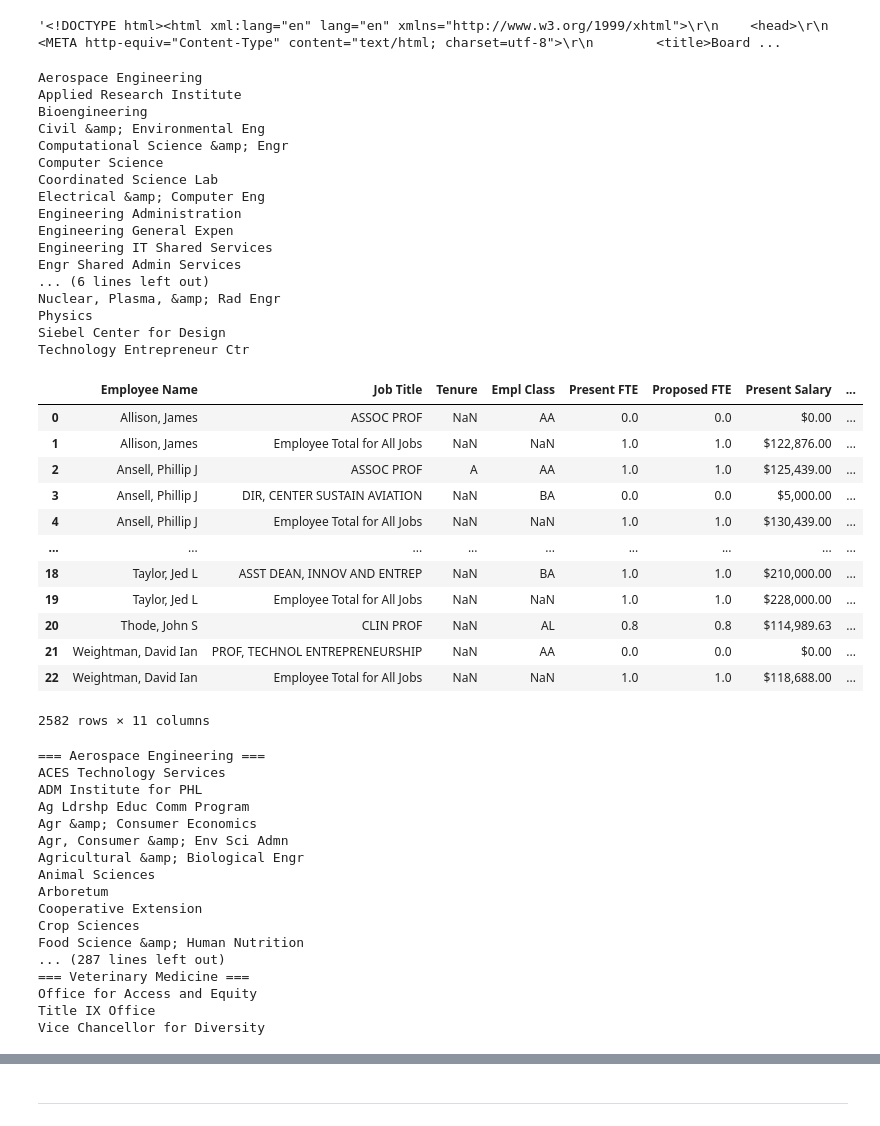
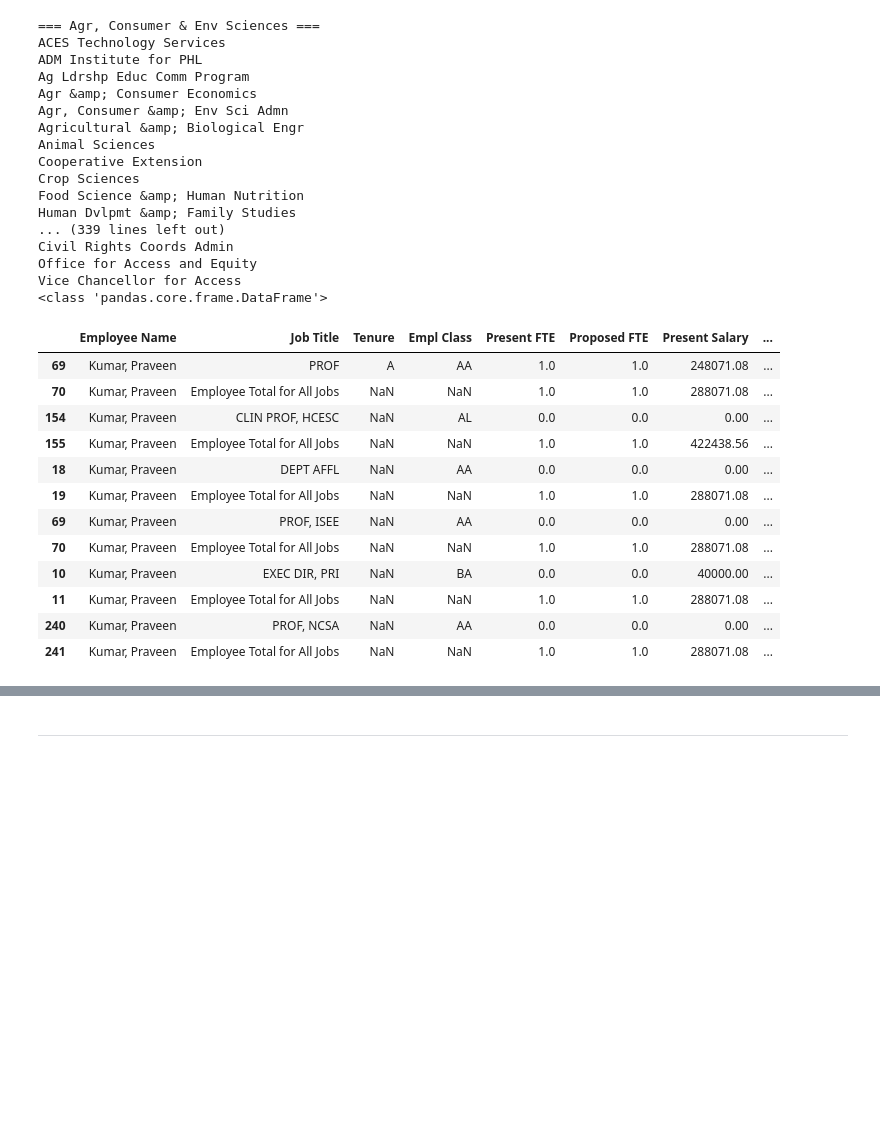
Before and after one commit to wadefagen/datasets, a Jupyter notebook: graybook/src/scrapeActive.ipynb, the cells around one changed output, grey strips where cells are left out. Saved outputs shown, nothing was run; the diff lists cells and outputs as text; code cells hidden in the pictures; blank space fills up the shorter version.

Commit message:
graybook update

```diff
--- a/graybook/src/scrapeActive.ipynb
+++ b/graybook/src/scrapeActive.ipynb
@@ -57,57 +121,21 @@ def processPage(rawHTML, collegeCode, collegeName):
-# %%
-  rawHTML = requests.get(f"https://www.trustees.uillinois.edu/trustees/resources/23-24-Graybook/KP.html").text
-  rawHTML
-# %% [output]
-'<!DOCTYPE html><html xml:lang="en" lang="en" xmlns="http://www.w3.org/1999/xhtml">\r\n    <head>\r\n        <META http-equiv="Content-Type" content="text/html; charset=utf-8">\r\n        <title>Board ...
-# %%
-processPage(rawHTML, "KP", "Grainger")
-# %% [output]
-Aerospace Engineering
-Applied Research Institute
-Bioengineering
-Civil &amp; Environmental Eng
-Computational Science &amp; Engr
-Computer Science
-Coordinated Science Lab
-Electrical &amp; Computer Eng
-Engineering Administration
-Engineering General Expen
-Engineering IT Shared Services
-Engr Shared Admin Services
-... (6 lines left out)
-Nuclear, Plasma, &amp; Rad Engr
-Physics
-Siebel Center for Design
-Technology Entrepreneur Ctr
-|  | Employee Name | Job Title | Tenure | Empl Class | Present FTE | Proposed FTE | Present Salary | ... |
-| 0 | Allison, James | ASSOC PROF | NaN | AA | 0.0 | 0.0 | $0.00 | ... |
-| 1 | Allison, James | Employee Total for All Jobs | NaN | NaN | 1.0 | 1.0 | $122,876.00 | ... |
-| 2 | Ansell, Phillip J | ASSOC PROF | A | AA | 1.0 | 1.0 | $125,439.00 | ... |
-| 3 | Ansell, Phillip J | DIR, CENTER SUSTAIN AVIATION | NaN | BA | 0.0 | 0.0 | $5,000.00 | ... |
-| 4 | Ansell, Phillip J | Employee Total for All Jobs | NaN | NaN | 1.0 | 1.0 | $130,439.00 | ... |
-| ... | ... | ... | ... | ... | ... | ... | ... | ... |
-| 18 | Taylor, Jed L | ASST DEAN, INNOV AND ENTREP | NaN | BA | 1.0 | 1.0 | $210,000.00 | ... |
-| 19 | Taylor, Jed L | Employee Total for All Jobs | NaN | NaN | 1.0 | 1.0 | $228,000.00 | ... |
-| 20 | Thode, John S | CLIN PROF | NaN | AL | 0.8 | 0.8 | $114,989.63 | ... |
-| 21 | Weightman, David Ian | PROF, TECHNOL ENTREPRENEURSHIP | NaN | AA | 0.0 | 0.0 | $0.00 | ... |
-| 22 | Weightman, David Ian | Employee Total for All Jobs | NaN | NaN | 1.0 | 1.0 | $118,688.00 | ... |
-2582 rows × 11 columns
 # %%
 from time import sleep
 
 dfs = []
 for i in range(len(collegeCodes)):
-  print(f"=== {collegeName} ===")
   collegeCode = collegeCodes[i]
   collegeName = collegeNames[i]
-  rawHTML = requests.get(f"https://www.trustees.uillinois.edu/trustees/resources/23-24-Graybook/{collegeCode}.html").text
+  print(f"=== {collegeName} ===")
+  rawHTML = requests.get(f"https://www.trustees.uillinois.edu/trustees/resources/26-27-Graybook/{collegeCode}.html").text
 
-  dfs.append( processPage(rawHTML, collegeCode, collegeName) )
+  result = processPage(rawHTML, collegeCode, collegeName)
+  if type(result) is not None:
+    dfs.append(result)
   sleep(5)
 
 df = pd.concat(dfs)
 # %% [output]
-=== Aerospace Engineering ===
+=== Agr, Consumer & Env Sciences ===
 ACES Technology Services
 ADM Institute for PHL
 Ag Ldrshp Educ Comm Program
@@ -115,15 +143,15 @@ Agr &amp; Consumer Economics
 Agr, Consumer &amp; Env Sci Admn
 Agricultural &amp; Biological Engr
 Animal Sciences
-Arboretum
 Cooperative Extension
 Crop Sciences
 Food Science &amp; Human Nutrition
-... (287 lines left out)
-=== Veterinary Medicine ===
+Human Dvlpmt &amp; Family Studies
+... (339 lines left out)
+Civil Rights Coords Admin
 Office for Access and Equity
-Title IX Office
-Vice Chancellor for Diversity
+Vice Chancellor for Access
+<class 'pandas.core.frame.DataFrame'>
 # %%
 df["Proposed Salary"] = df["Proposed Salary"].replace('[\$,]', '', regex=True).astype(float)
 # %%
@@ -132,6 +160,22 @@ df["Present Salary"] = df["Present Salary"].replace('[\$,]', '', regex=True).ast
 df["Department Name"] = df["Department Name"].str.replace('&amp;', '&')
 # %%
 df["College Name"] = df["College Name"].replace('&amp;', '&')
+# %%
+df[ df["Employee Name"] == "Kumar, Praveen" ]
+# %% [output]
+|  | Employee Name | Job Title | Tenure | Empl Class | Present FTE | Proposed FTE | Present Salary | ... |
+| 69 | Kumar, Praveen | PROF | A | AA | 1.0 | 1.0 | 248071.08 | ... |
+| 70 | Kumar, Praveen | Employee Total for All Jobs | NaN | NaN | 1.0 | 1.0 | 288071.08 | ... |
+| 154 | Kumar, Praveen | CLIN PROF, HCESC | NaN | AL | 0.0 | 0.0 | 0.00 | ... |
+| 155 | Kumar, Praveen | Employee Total for All Jobs | NaN | NaN | 1.0 | 1.0 | 422438.56 | ... |
+| 18 | Kumar, Praveen | DEPT AFFL | NaN | AA | 0.0 | 0.0 | 0.00 | ... |
+| 19 | Kumar, Praveen | Employee Total for All Jobs | NaN | NaN | 1.0 | 1.0 | 288071.08 | ... |
+| 69 | Kumar, Praveen | PROF, ISEE | NaN | AA | 0.0 | 0.0 | 0.00 | ... |
+| 70 | Kumar, Praveen | Employee Total for All Jobs | NaN | NaN | 1.0 | 1.0 | 288071.08 | ... |
+| 10 | Kumar, Praveen | EXEC DIR, PRI | NaN | BA | 0.0 | 0.0 | 40000.00 | ... |
+| 11 | Kumar, Praveen | Employee Total for All Jobs | NaN | NaN | 1.0 | 1.0 | 288071.08 | ... |
+| 240 | Kumar, Praveen | PROF, NCSA | NaN | AA | 0.0 | 0.0 | 0.00 | ... |
+| 241 | Kumar, Praveen | Employee Total for All Jobs | NaN | NaN | 1.0 | 1.0 | 288071.08 | ... |
 # %%
 def process(dfE):
   df_jobs = dfE[ dfE["Job Title"] != "Employee Total for All Jobs" ]
```
Also changed, not shown: parts of 12 cells of this notebook, 3 other files.
